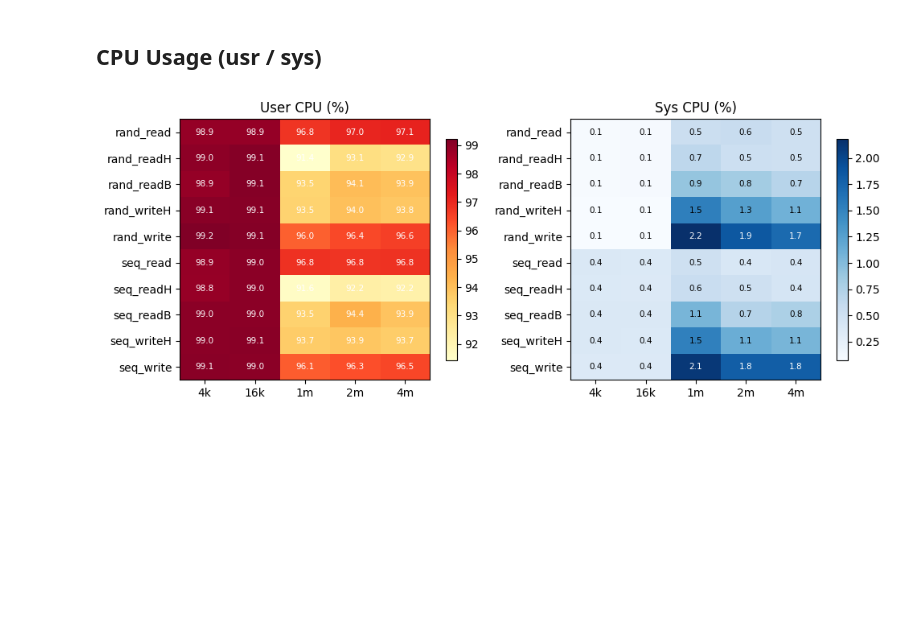
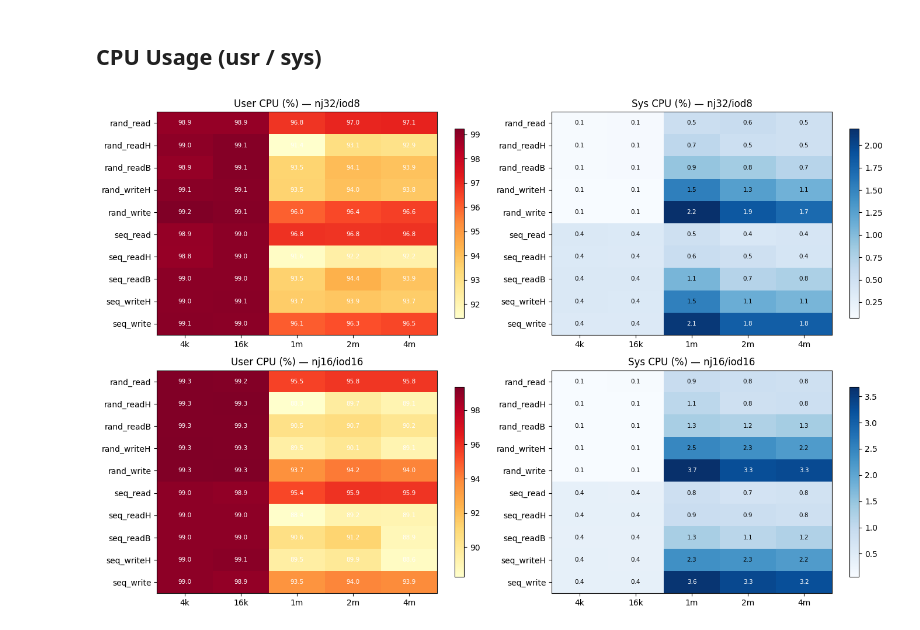
Before and after one commit to cissieAB/pdsw26_daos-bench, a Jupyter notebook: results/testbed/fio-dfs-all-rw-patterns/fio_dfs_all_patterns.ipynb, the cells around one changed output. Cells and saved outputs as stored; diff of their text form; code cells hidden in the pictures; blank space fills up the shorter version.

```diff
--- a/results/testbed/fio-dfs-all-rw-patterns/fio_dfs_all_patterns.ipynb
+++ b/results/testbed/fio-dfs-all-rw-patterns/fio_dfs_all_patterns.ipynb
@@ -153,13 +166,18 @@ plt.show()
 # %% [markdown]
 ## Bandwidth (GiB/s)
 # %%
-fig, ax = plt.subplots(figsize=(9, 3))
-x_ticks, bs_l = plot_metric(ax, "bw_GiBs")
-ax.set_xticks(x_ticks)
-ax.set_xticklabels(BASE_OPS)
-ax.set_ylabel("Bandwidth (GiB/s)")
-ax.legend(title="Access pattern / fio block size", loc="upper left", ncol=5)
-ax.grid(axis="y", linestyle="--", alpha=0.4)
+OP_LABELS = ["Read-only", "Read-heavy", "Read-balanced", "Write-heavy", "Write-only"]
+
+fig, axes = plt.subplots(1, 2, figsize=(16, 4))
+for ax, cfg in zip(axes, CONFIGS):
+    x_ticks, _ = plot_metric(ax, "bw_GiBs", cfg)
+    ax.set_xticks(x_ticks)
+    ax.set_xticklabels(OP_LABELS, ha="center")
+    ax.set_ylabel("Bandwidth (GiB/s)")
+    ax.set_title(cfg)
+    ax.legend(title="Access pattern / fio block size", loc="upper left", ncol=5, fontsize=7)
+    ax.grid(axis="y", linestyle="--", alpha=0.4)
+
 plt.tight_layout()
 plt.savefig(RESULTS_DIR / "bw-all-pattern.pdf", dpi=150)
 plt.show()
@@ -170,50 +188,52 @@ plt.show()
 # %%
 cpu_rows = []
 for fpath in sorted(RESULTS_DIR.glob("*.json")):
     m = re.search(r"fio_bs(\S+?)_nj(\d+)_iod(\d+)_", Path(fpath).name)
-    bs = m.group(1)
+    bs, nj, iod = m.group(1), int(m.group(2)), int(m.group(3))
+    cfg = f"nj{nj}/iod{iod}"
     with open(fpath) as f:
         d = json.load(f)
     for job in d["jobs"]:
         if job["jobname"] == "prefill":
             continue
         cpu_rows.append(dict(
             block_size = bs,
+            config     = cfg,
             pattern    = job["jobname"],
             usr_cpu    = job["usr_cpu"],
             sys_cpu    = job["sys_cpu"],
         ))
 
 df_cpu = pd.DataFrame(cpu_rows)
 df_cpu["block_size"] = pd.Categorical(df_cpu["block_size"], categories=BS_ORDER, ordered=True)
 df_cpu["pattern"]    = pd.Categorical(df_cpu["pattern"],    categories=PATTERN_ORDER, ordered=True)
 
-pivot_usr = df_cpu.pivot(index="pattern", columns="block_size", values="usr_cpu")
-pivot_sys = df_cpu.pivot(index="pattern", columns="block_size", values="sys_cpu")
-
-fig, axes = plt.subplots(1, 2, figsize=(10, 4))
-for ax, pivot, title, cmap in zip(
-    axes,
-    [pivot_usr, pivot_sys],
-    ["User CPU (%)", "Sys CPU (%)"],
-    ["YlOrRd", "Blues"],
-):
-    im = ax.imshow(pivot.values, aspect="auto", cmap=cmap,
-                   vmin=pivot.values.min(), vmax=pivot.values.max())
-    ax.set_xticks(range(len(pivot.columns)))
-    ax.set_xticklabels(pivot.columns)
-    ax.set_yticks(range(len(pivot.index)))
-    ax.set_yticklabels(pivot.index)
-    ax.set_title(title)
-    plt.colorbar(im, ax=ax, shrink=0.85)
-    for i in range(len(pivot.index)):
-        for j in range(len(pivot.columns)):
-            ax.text(j, i, f"{pivot.values[i, j]:.1f}",
-                    ha="center", va="center", fontsize=7.5,
-                    color="black" if pivot.values[i, j] < pivot.values.max() * 0.75 else "white")
+fig, axes = plt.subplots(2, 2, figsize=(14, 9))
+for row_idx, cfg in enumerate(CONFIGS):
+    df_c = df_cpu[df_cpu["config"] == cfg]
+    pivot_usr = df_c.pivot(index="pattern", columns="block_size", values="usr_cpu")
+    pivot_sys = df_c.pivot(index="pattern", columns="block_size", values="sys_cpu")
+    for col_idx, (pivot, title, cmap) in enumerate([
+        (pivot_usr, f"User CPU (%) — {cfg}", "YlOrRd"),
+        (pivot_sys, f"Sys CPU (%) — {cfg}",  "Blues"),
+    ]):
+        ax = axes[row_idx][col_idx]
+        im = ax.imshow(pivot.values, aspect="auto", cmap=cmap,
+                       vmin=pivot.values.min(), vmax=pivot.values.max())
+        ax.set_xticks(range(len(pivot.columns)))
+        ax.set_xticklabels(pivot.columns)
+        ax.set_yticks(range(len(pivot.index)))
+        ax.set_yticklabels(pivot.index)
+        ax.set_title(title)
+        plt.colorbar(im, ax=ax, shrink=0.85)
+        for i in range(len(pivot.index)):
+            for j in range(len(pivot.columns)):
+                ax.text(j, i, f"{pivot.values[i, j]:.1f}",
+                        ha="center", va="center", fontsize=7.5,
+                        color="black" if pivot.values[i, j] < pivot.values.max() * 0.75 else "white")
 
 plt.tight_layout()
 plt.savefig(RESULTS_DIR / "cpu_usage.pdf", dpi=150)
 plt.show()
 # %% [output]
-[figure, old version]
+[figure, new version]
```
Also changed, not shown: parts of 8 cells of this notebook, 1 other file.
